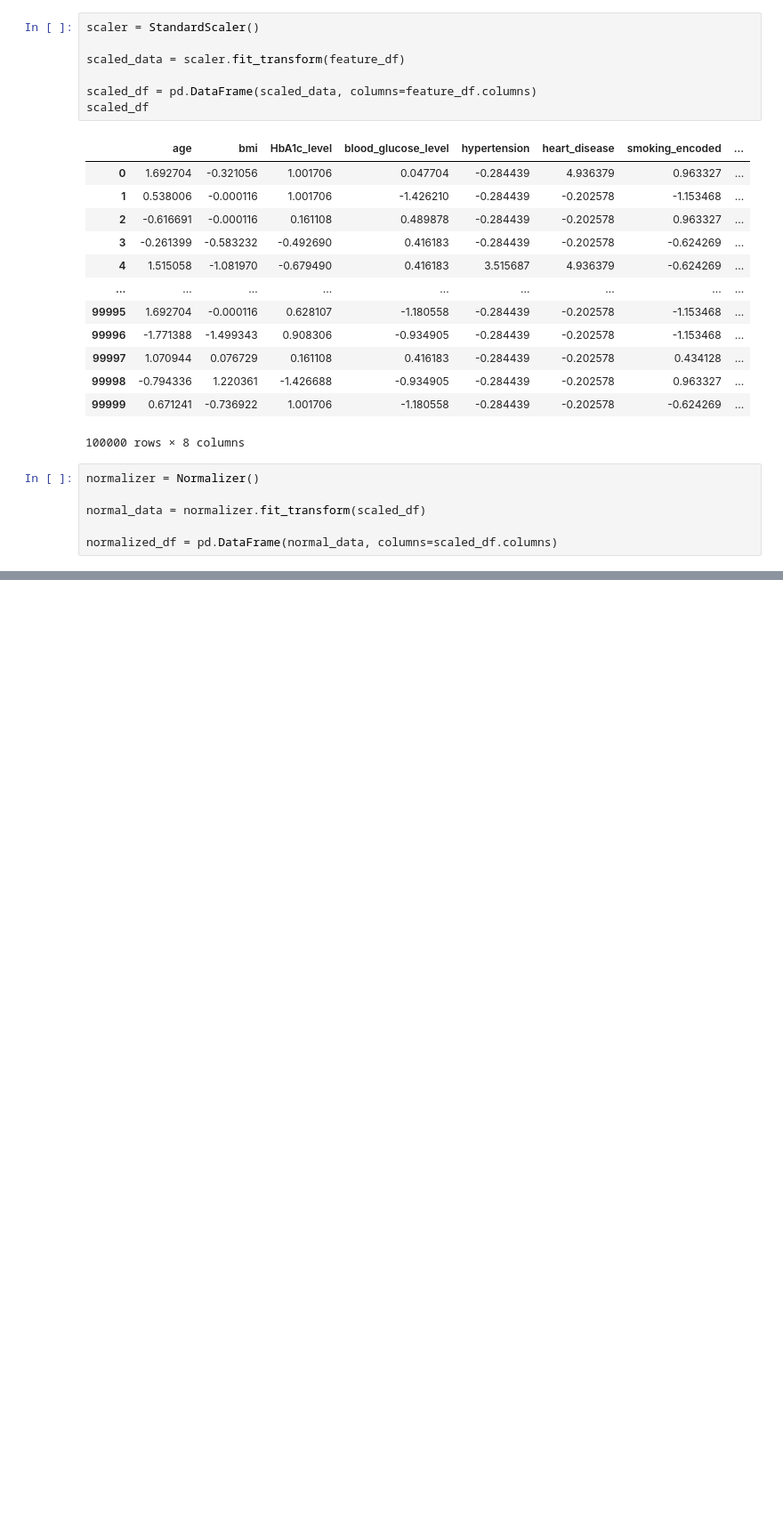
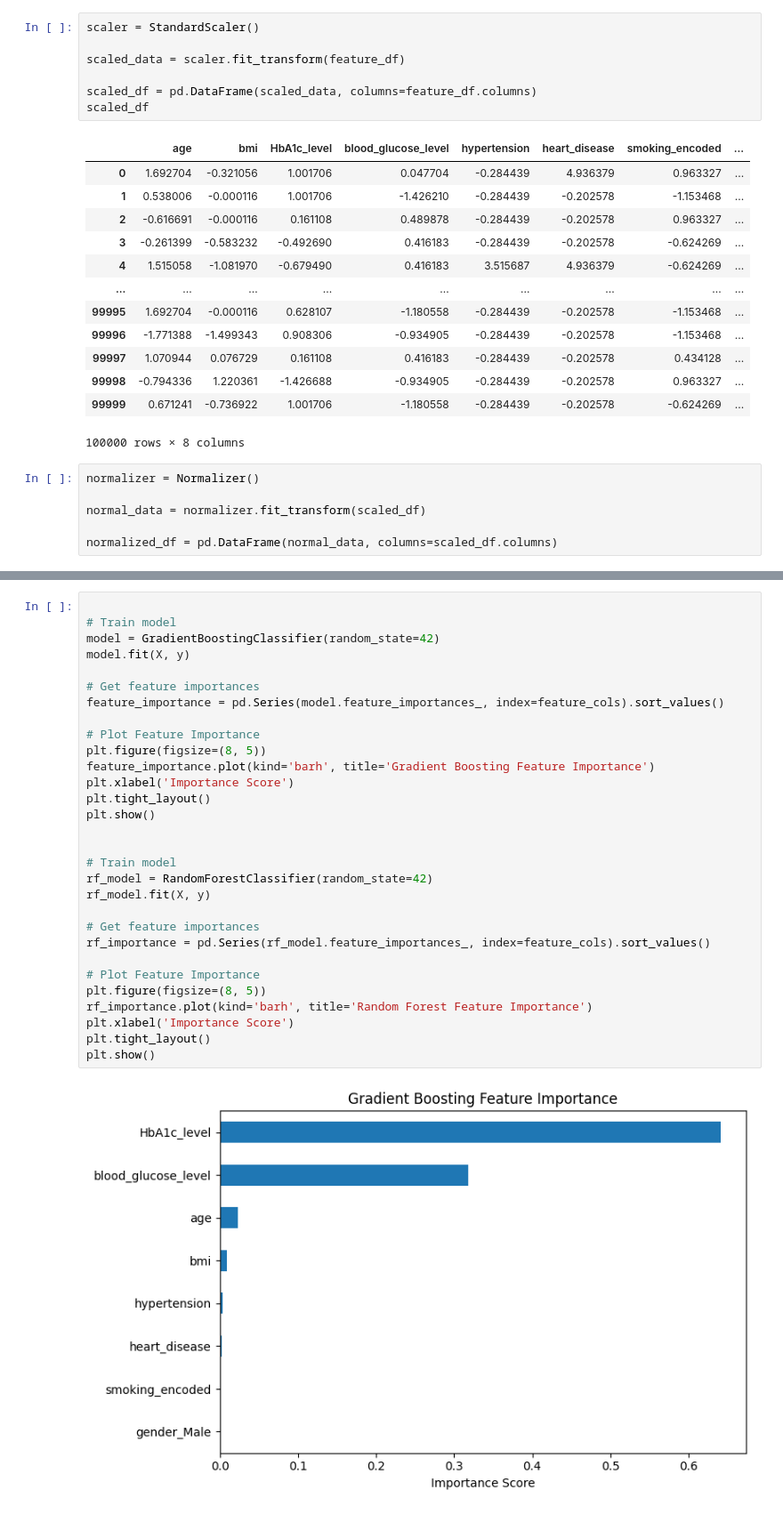
Before and after one commit to CBreach/352Project, a Jupyter notebook: finalProject.ipynb, the cells around one changed output, grey strips where cells are left out. Shown at 89% size. Saved outputs shown, nothing was run; the diff lists cells and outputs as text; blank space fills up the shorter version.

```diff
--- a/finalProject.ipynb
+++ b/finalProject.ipynb
@@ -1158,0 +1006,32 @@ plt.show()
+# %%
+
+# Train model
+model = GradientBoostingClassifier(random_state=42)
+model.fit(X, y)
+
+# Get feature importances
+feature_importance = pd.Series(model.feature_importances_, index=feature_cols).sort_values()
+
+# Plot Feature Importance
+plt.figure(figsize=(8, 5))
+feature_importance.plot(kind='barh', title='Gradient Boosting Feature Importance')
+plt.xlabel('Importance Score')
+plt.tight_layout()
+plt.show()
+
+
+# Train model
+rf_model = RandomForestClassifier(random_state=42)
+rf_model.fit(X, y)
+
+# Get feature importances
+rf_importance = pd.Series(rf_model.feature_importances_, index=feature_cols).sort_values()
+
+# Plot Feature Importance
+plt.figure(figsize=(8, 5))
+rf_importance.plot(kind='barh', title='Random Forest Feature Importance')
+plt.xlabel('Importance Score')
+plt.tight_layout()
+plt.show()
+# %% [output]
+[figure, added]
```
Also changed, not shown: parts of 49 cells of this notebook.
